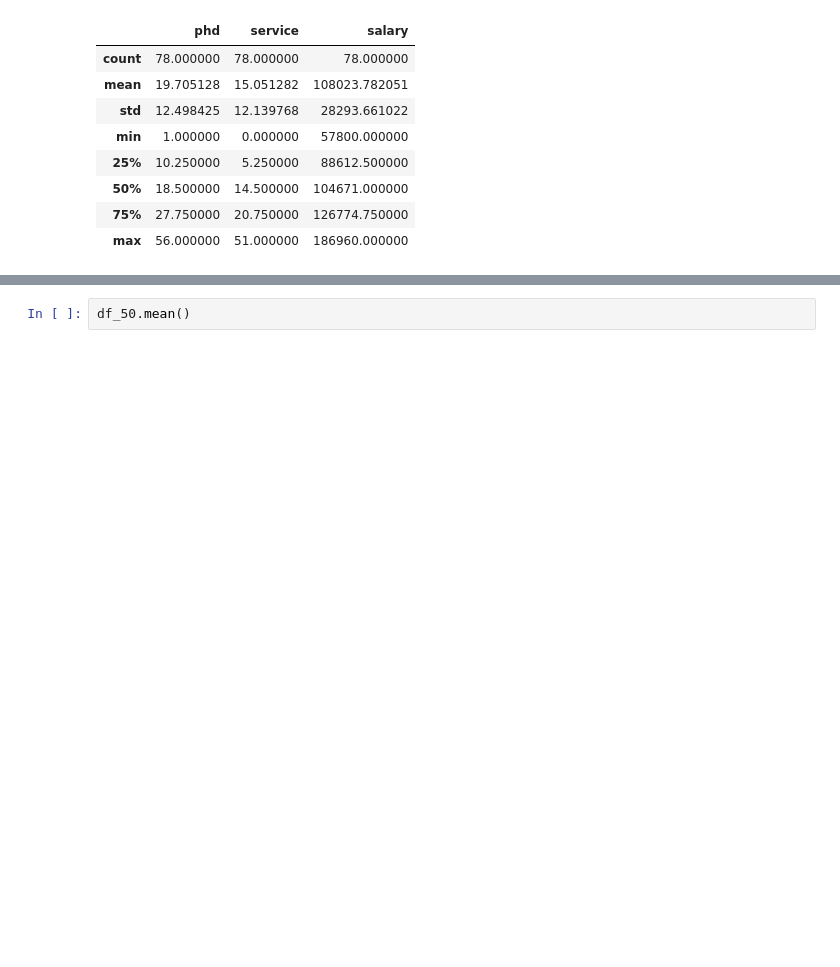
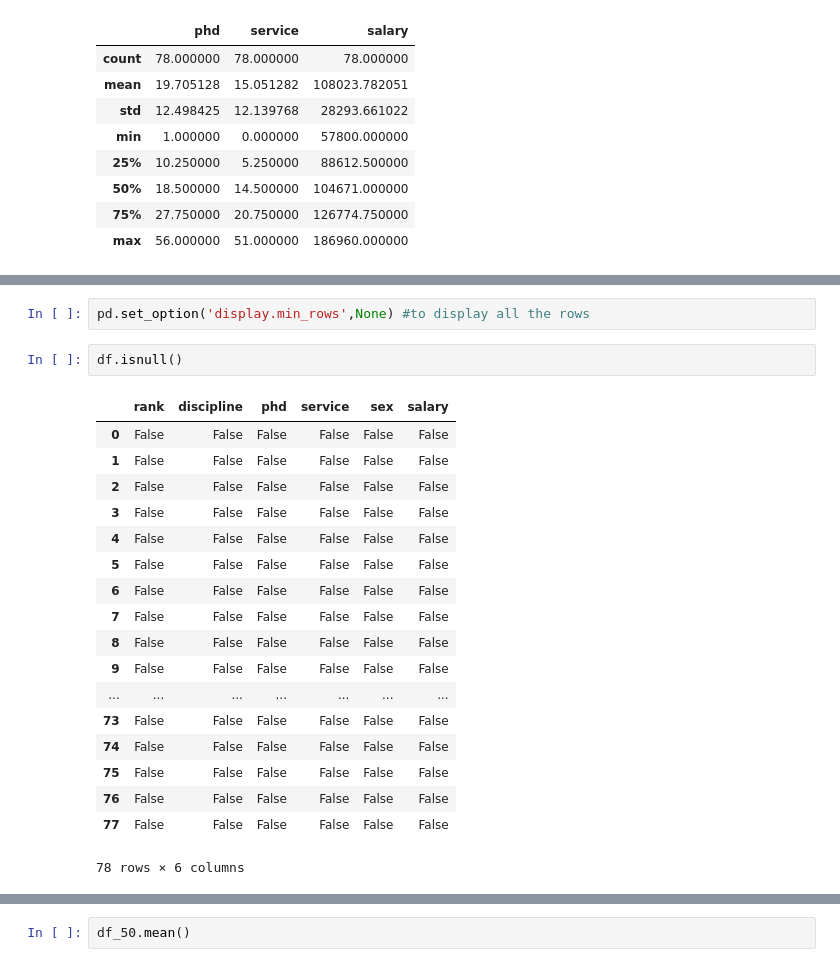
Before and after one commit to rajveersinghcse/Data-Science, a Jupyter notebook: Pandas/Pandas.ipynb, the cells around one changed output, grey strips where cells are left out. Saved outputs shown, nothing was run; the diff lists cells and outputs as text; blank space fills up the shorter version.

```diff
--- a/Pandas/Pandas.ipynb
+++ b/Pandas/Pandas.ipynb
@@ -218,0 +103,23 @@ print(df_50)
+# %%
+pd.set_option('display.min_rows',None) #to display all the rows
+# %%
+df.isnull()
+# %% [output]
+|  | rank | discipline | phd | service | sex | salary |
+| 0 | False | False | False | False | False | False |
+| 1 | False | False | False | False | False | False |
+| 2 | False | False | False | False | False | False |
+| 3 | False | False | False | False | False | False |
+| 4 | False | False | False | False | False | False |
+| 5 | False | False | False | False | False | False |
+| 6 | False | False | False | False | False | False |
+| 7 | False | False | False | False | False | False |
+| 8 | False | False | False | False | False | False |
+| 9 | False | False | False | False | False | False |
+| ... | ... | ... | ... | ... | ... | ... |
+| 73 | False | False | False | False | False | False |
+| 74 | False | False | False | False | False | False |
+| 75 | False | False | False | False | False | False |
+| 76 | False | False | False | False | False | False |
+| 77 | False | False | False | False | False | False |
+78 rows × 6 columns
```
Also changed, not shown: parts of 73 cells of this notebook.
